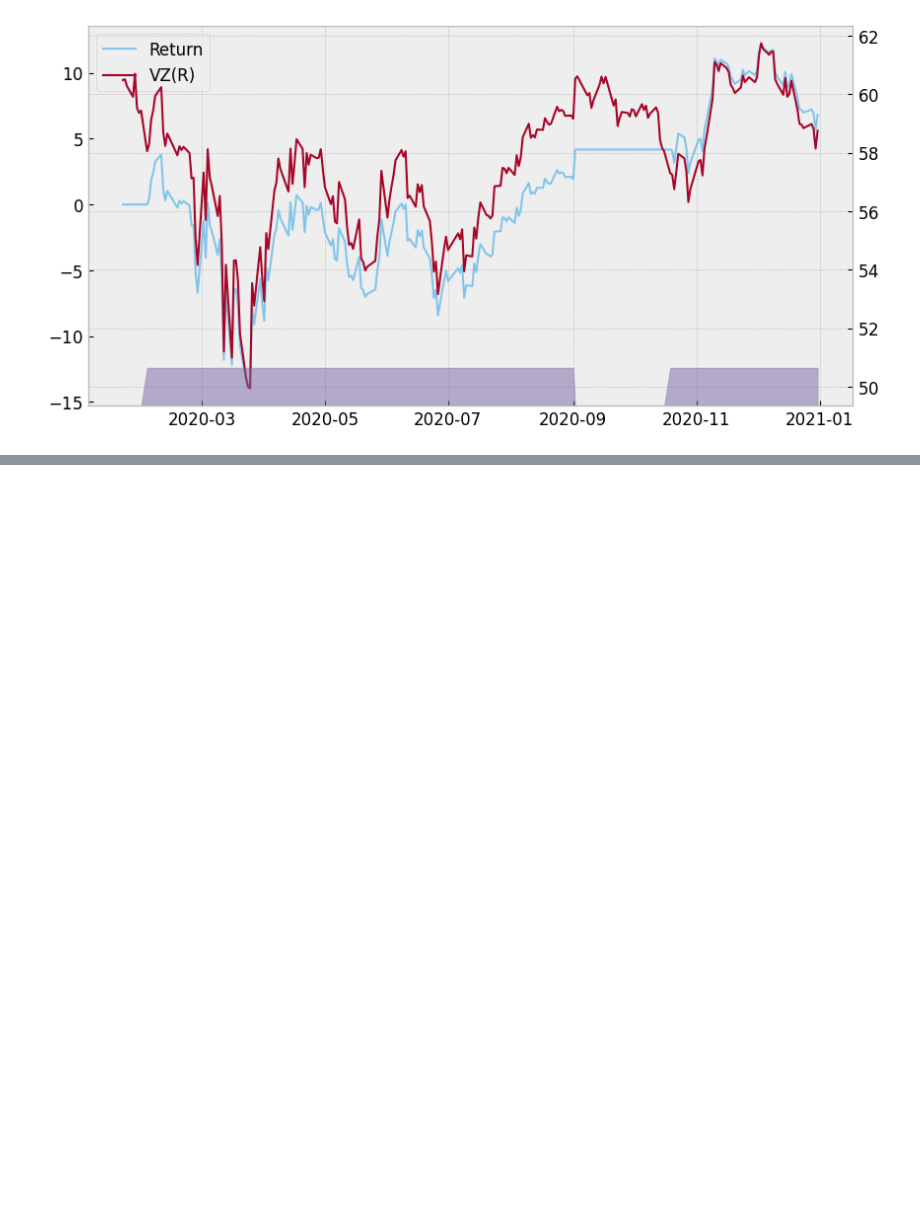
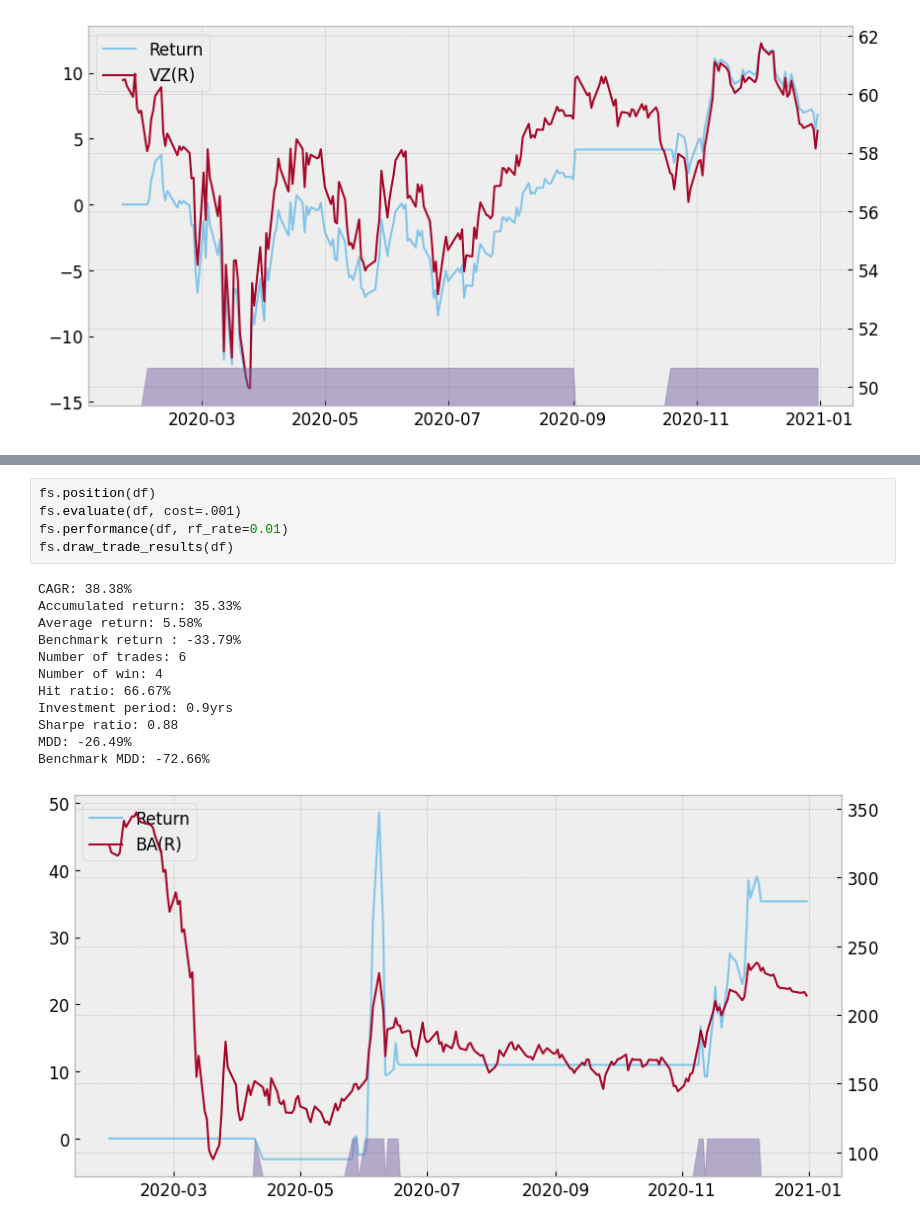
Before and after one commit to kiseonjeong/finance-study, a Jupyter notebook: trading.ipynb, the cells around one changed output, grey strips where cells are left out. Saved outputs shown, nothing was run; the diff lists cells and outputs as text; blank space fills up the shorter version.

```diff
--- a/trading.ipynb
+++ b/trading.ipynb
@@ -123,0 +161,18 @@ Benchmark MDD: -18.20%
+# %%
+fs.position(df)
+fs.evaluate(df, cost=.001)
+fs.performance(df, rf_rate=0.01)
+fs.draw_trade_results(df)
+# %% [output]
+CAGR: 38.38%
+Accumulated return: 35.33%
+Average return: 5.58%
+Benchmark return : -33.79%
+Number of trades: 6
+Number of win: 4
+Hit ratio: 66.67%
+Investment period: 0.9yrs
+Sharpe ratio: 0.88
+MDD: -26.49%
+Benchmark MDD: -72.66%
+[figure, added]
```
Also changed, not shown: parts of 6 cells of this notebook.
